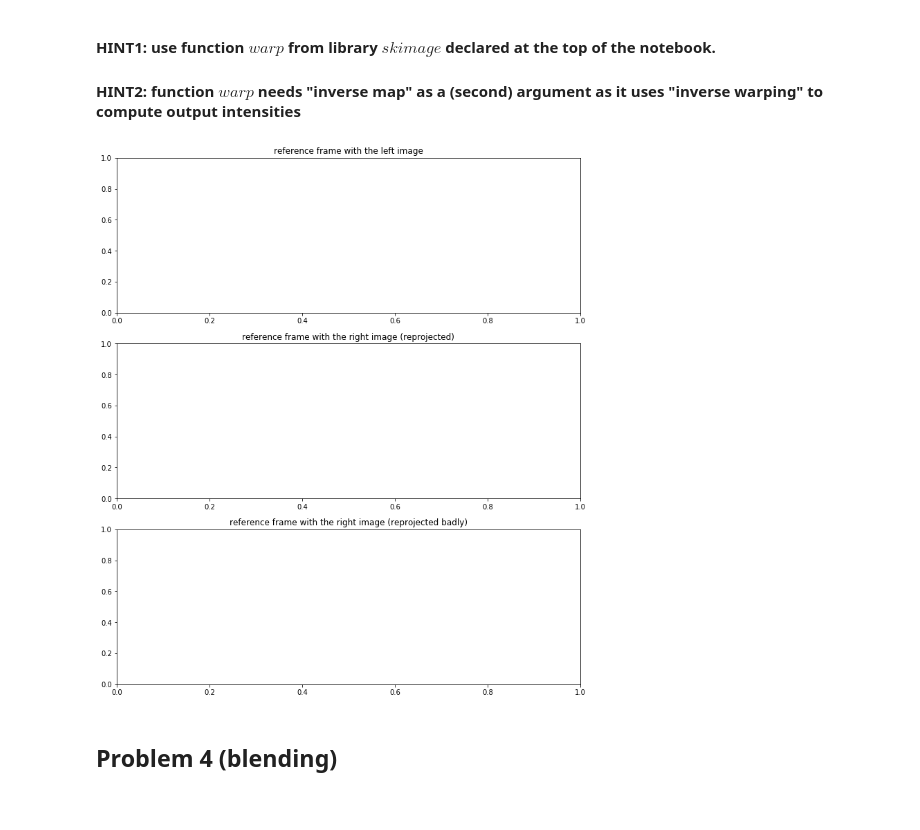
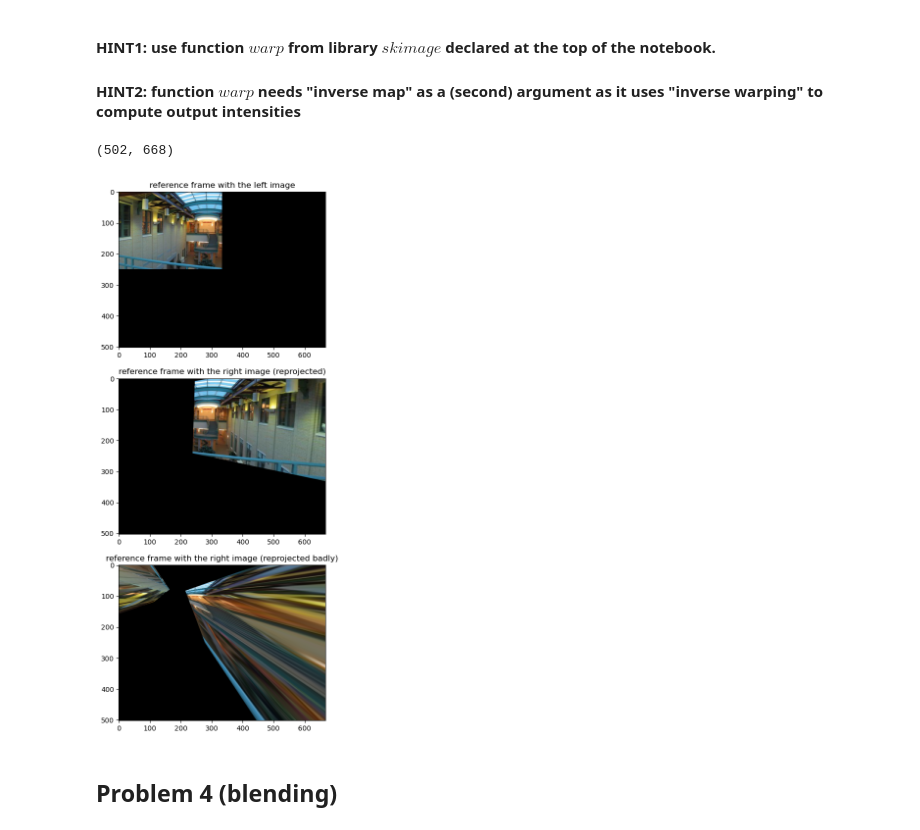
Before and after one commit to b-pardi/computer_vision_185, a Jupyter notebook: Assignment2/Assignment_2.ipynb, the cells around one changed output. Drawn from its saved outputs; the diff is of its cells as text; code cells hidden in the pictures.

```diff
--- a/Assignment2/Assignment_2.ipynb
+++ b/Assignment2/Assignment_2.ipynb
@@ -87,22 +73,19 @@ print(min_samples)
 # %%
 # get coords of matches from left and right images
 # matches LR contains indices corresponding to coords in kpL and kpR
-p = keypointsL[matchesLR[:,0]]
-p_prime = keypointsR[matchesLR[:,1]]
-print(p, '**\n**')
-print(p_prime)
+p = keypointsL[matchesLR[:,0]][:, [1,0]]
+p_prime = keypointsR[matchesLR[:,1]][:, [1,0]]
 thresh = 3
 
-model, inliers = ransac((p, p_prime), ProjectiveTransform, min_samples=4, residual_threshold=3, max_trials=19)
-model.estimate(p,p_prime)
-print(model.residuals)
-inliers = inliers[model.residuals(p, p_prime) < thresh]
-print(inliers)
+model, inliers = ransac((p, p_prime), ProjectiveTransform, min_samples=4, residual_threshold=3, max_trials=1000)
+# model.estimate(p,p_prime)
+inliers = inliers[model.residuals(p, p_prime) > thresh]
+print("num matches: ",len(matchesLR[inliers]))
 
 fig = plt.figure(2,figsize = (12, 4))
 axA = plt.subplot(111)
 plt.gray()
-plot_matches(axA, imL, imR, keypointsL, keypointsR, matchesLR[inliers], matches_color = 'r')
+plot_matches(axA, imL, imR, keypointsL, keypointsR, matchesLR[inliers]) #, matches_color = 'r')
 axA.axis('off')
 
 plt.show()
@@ -132,21 +98,30 @@ plt.show()
 #### HINT2: function $warp$ needs "inverse map" as a (second) argument as it uses "inverse warping" to compute output intensities
 # %%
 fig = plt.figure(3,figsize = (12, 14))
+ref_frame_size = int(imL.shape[0] * 2), int(imL.shape[1] * 2)
+
 plt.subplot(311)
-#plt.imshow(...)
+print(ref_frame_size)
+warp_img1 = warp(imL,np.eye(3), output_shape=ref_frame_size)
+plt.imshow(warp_img1)
 plt.title("reference frame with the left image")
 
 plt.subplot(312)
-#plt.imshow(...)
+warp_img2 = warp(imR, model, output_shape=ref_frame_size)
+plt.imshow(warp_img2)
 plt.title("reference frame with the right image (reprojected)")
 
 plt.subplot(313)
-#plt.imshow(...)
+pt = ProjectiveTransform()
+pt.estimate(src=p, dst=p_prime)
+warp_img3 = warp(imR, pt, output_shape=ref_frame_size)
+plt.imshow(warp_img3)
 plt.title("reference frame with the right image (reprojected badly)")
 
 plt.show()
 # %% [output]
+(502, 668)
-[figure, old version]
+[figure, new version]
 # %% [markdown]
 ## Problem 4 (blending)
 # %% [markdown]
```
Also changed, not shown: parts of 7 cells of this notebook.
